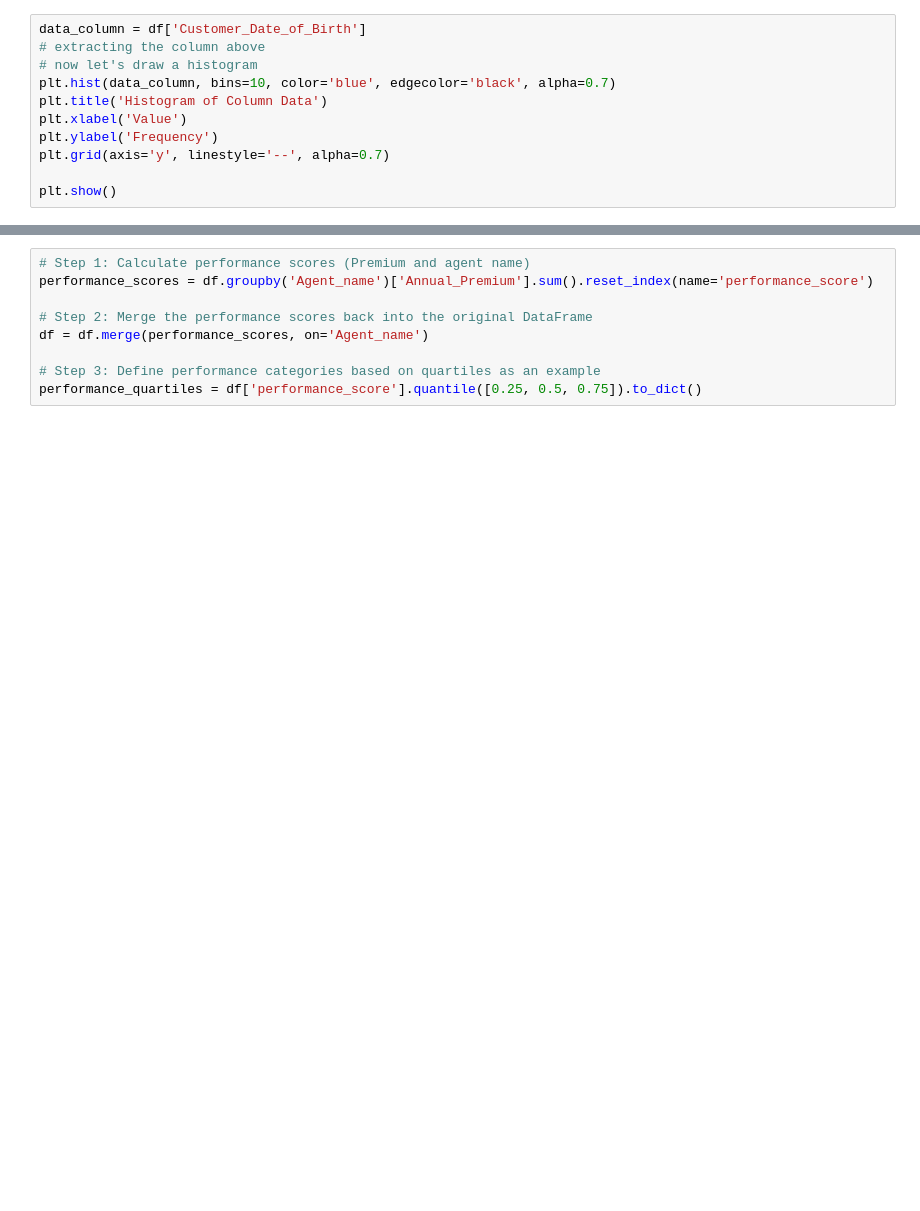
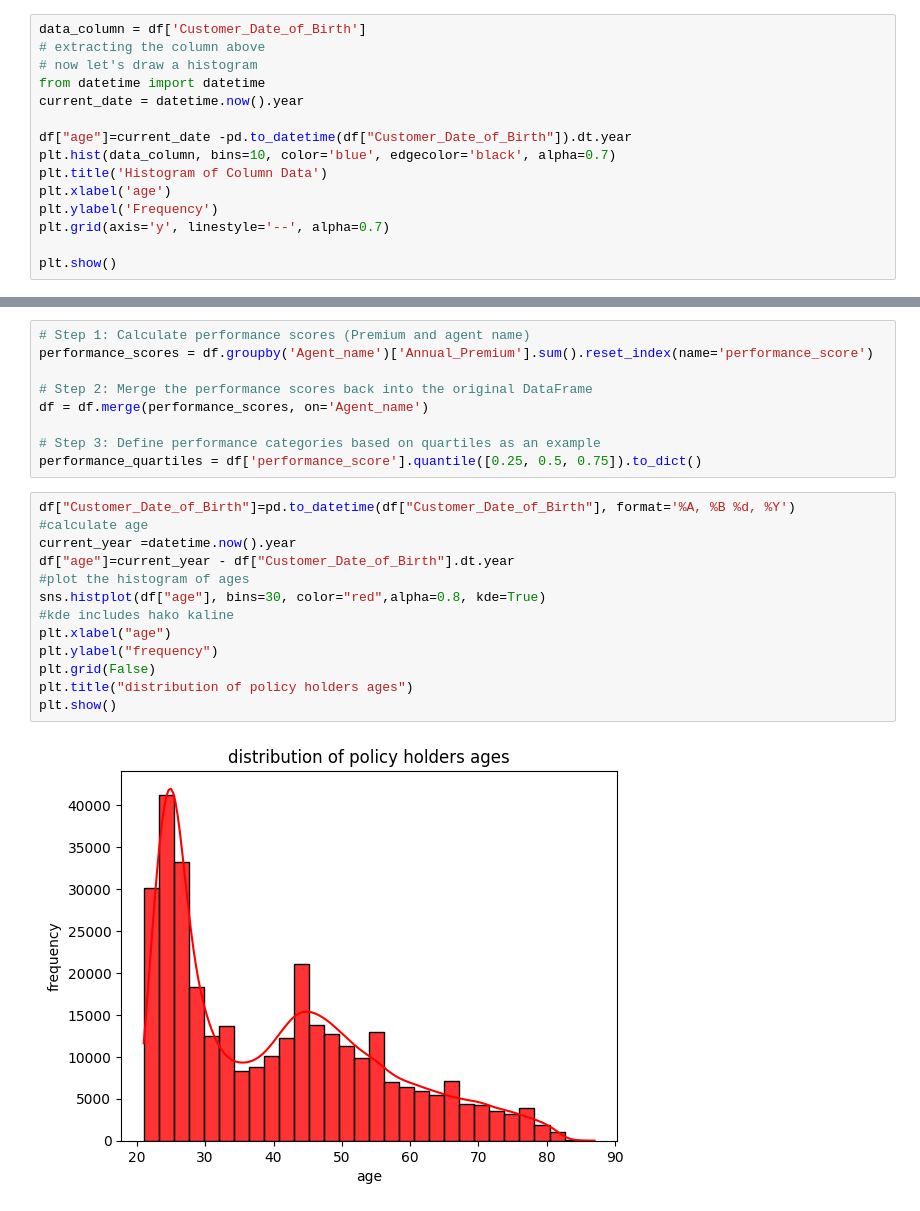
Before and after one commit to MarwaJacob/lux_data, a Jupyter notebook: day 2.ipynb, the cells around one changed output, grey strips where cells are left out. Cells and saved outputs as stored; diff of their text form; blank space fills up the shorter version.

```diff
--- a/day 2.ipynb
+++ b/day 2.ipynb
@@ -15,9 +16,13 @@ df.head()
 data_column = df['Customer_Date_of_Birth']
 # extracting the column above
 # now let's draw a histogram
+from datetime import datetime
+current_date = datetime.now().year
+
+df["age"]=current_date -pd.to_datetime(df["Customer_Date_of_Birth"]).dt.year
 plt.hist(data_column, bins=10, color='blue', edgecolor='black', alpha=0.7)
 plt.title('Histogram of Column Data')
-plt.xlabel('Value')
+plt.xlabel('age')
 plt.ylabel('Frequency')
 plt.grid(axis='y', linestyle='--', alpha=0.7)
 
@@ -89,3 +94,18 @@ df = df.merge(performance_scores, on='Agent_name')
 
 # Step 3: Define performance categories based on quartiles as an example
 performance_quartiles = df['performance_score'].quantile([0.25, 0.5, 0.75]).to_dict()
+# %%
+df["Customer_Date_of_Birth"]=pd.to_datetime(df["Customer_Date_of_Birth"], format='%A, %B %d, %Y')
+#calculate age
+current_year =datetime.now().year
+df["age"]=current_year - df["Customer_Date_of_Birth"].dt.year
+#plot the histogram of ages
+sns.histplot(df["age"], bins=30, color="red",alpha=0.8, kde=True)
+#kde includes hako kaline
+plt.xlabel("age")
+plt.ylabel("frequency")
+plt.grid(False)
+plt.title("distribution of policy holders ages")
+plt.show()
+# %% [output]
+[figure, added]
```
Also changed, not shown: parts of 5 cells of this notebook, 12 other files.
